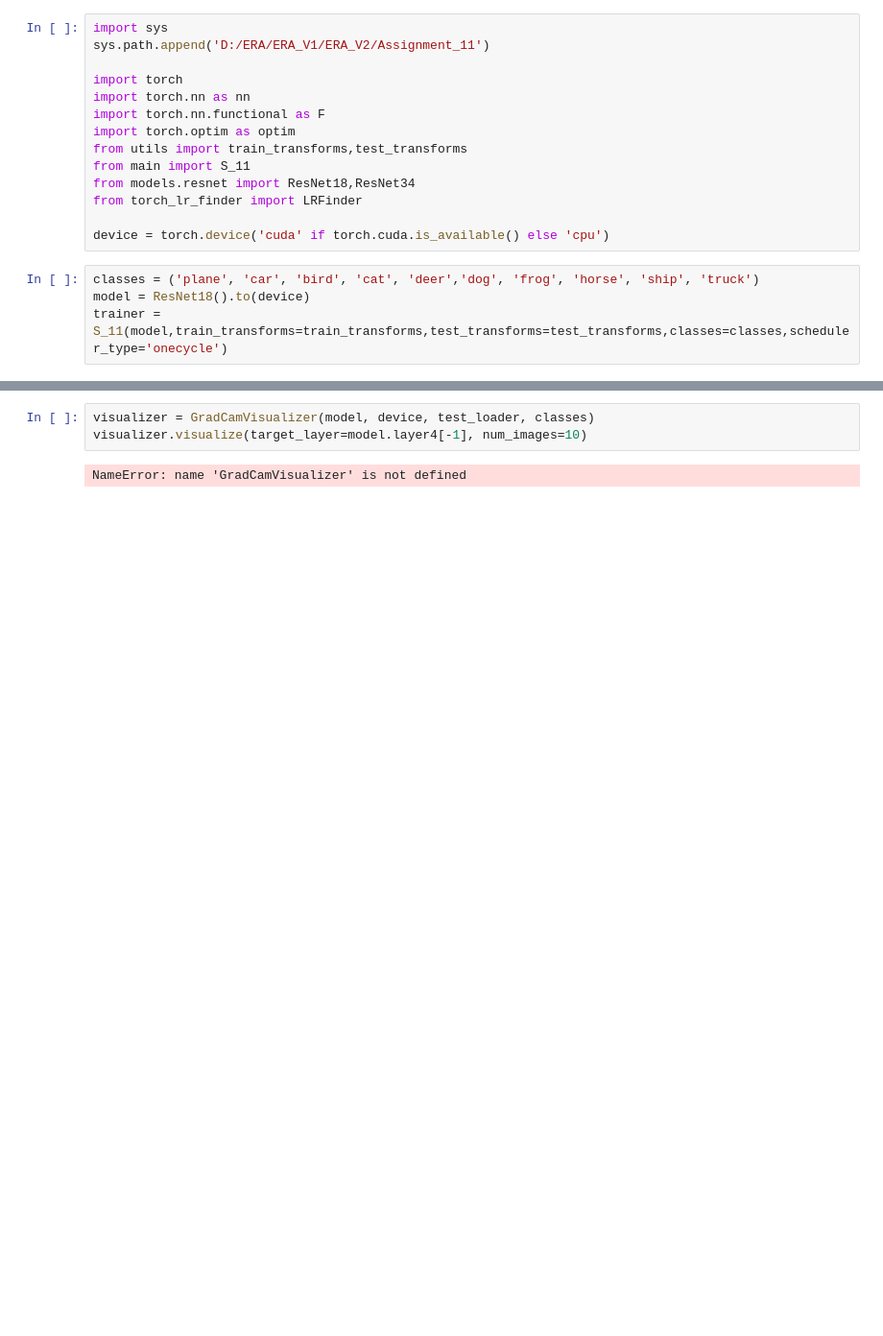
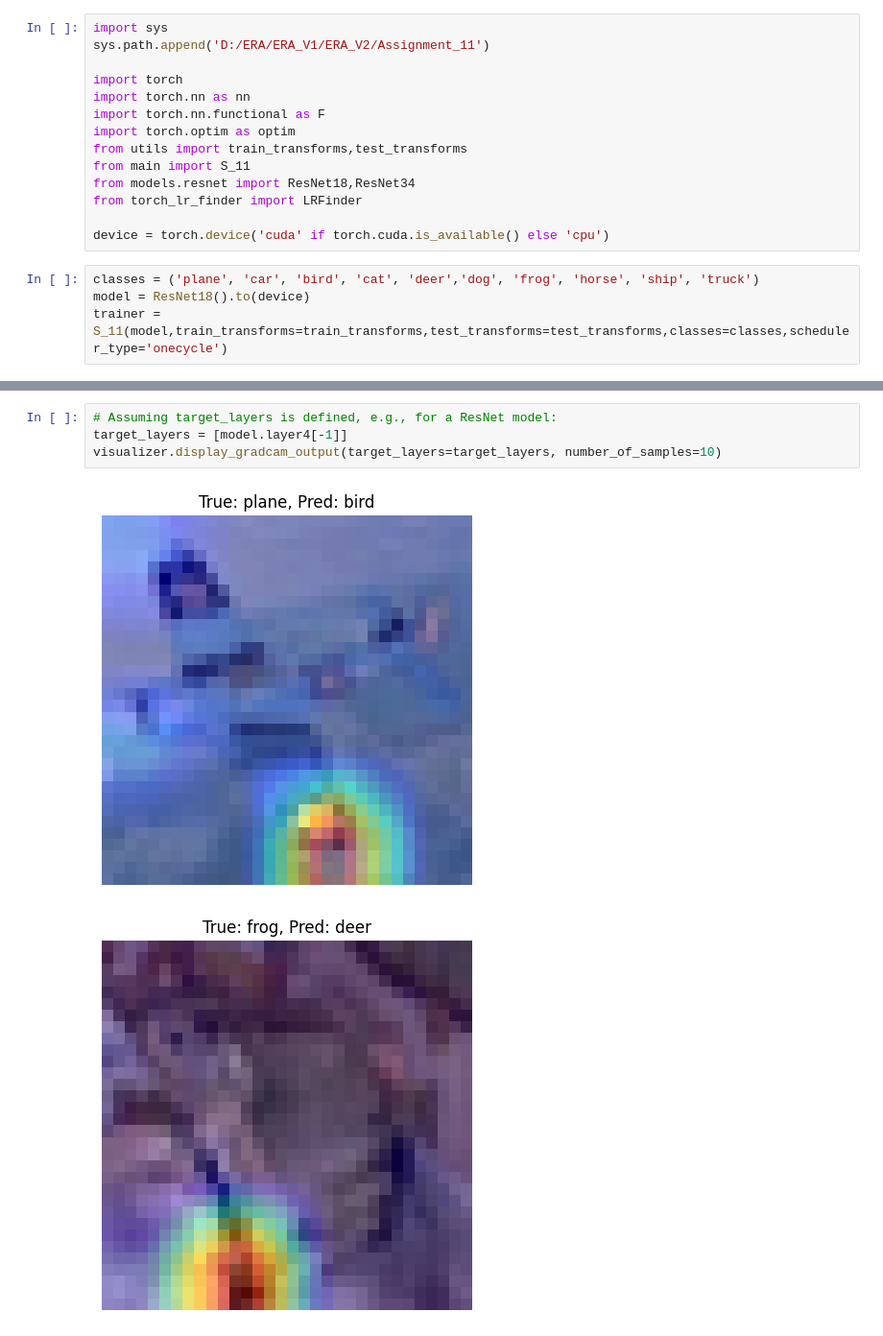
Before and after one commit to Omkar1634/ERA_V2, a Jupyter notebook: Assignment_11/test.ipynb, the cells around one changed output, grey strips where cells are left out. Shown: that part at 96% size. Saved outputs shown, nothing was run; the diff lists cells and outputs as text; blank space fills up the shorter version.

```diff
--- a/Assignment_11/test.ipynb
+++ b/Assignment_11/test.ipynb
@@ -60,5 +34,7 @@ NameError: name 'trainer' is not defined
-# %%
-visualizer = GradCamVisualizer(model, device, test_loader, classes)
-visualizer.visualize(target_layer=model.layer4[-1], num_images=10)
-# %% [output]
-NameError: name 'GradCamVisualizer' is not defined
+# %%
+# Assuming target_layers is defined, e.g., for a ResNet model:
+target_layers = [model.layer4[-1]]
+visualizer.display_gradcam_output(target_layers=target_layers, number_of_samples=10)
+# %% [output]
+[figure, added]
+[figure, added]
```
Also changed, not shown: parts of 6 cells of this notebook, 3 other files.
